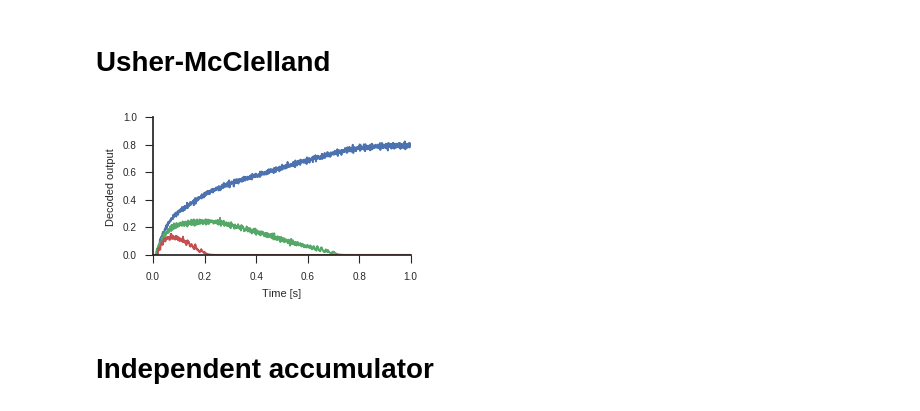
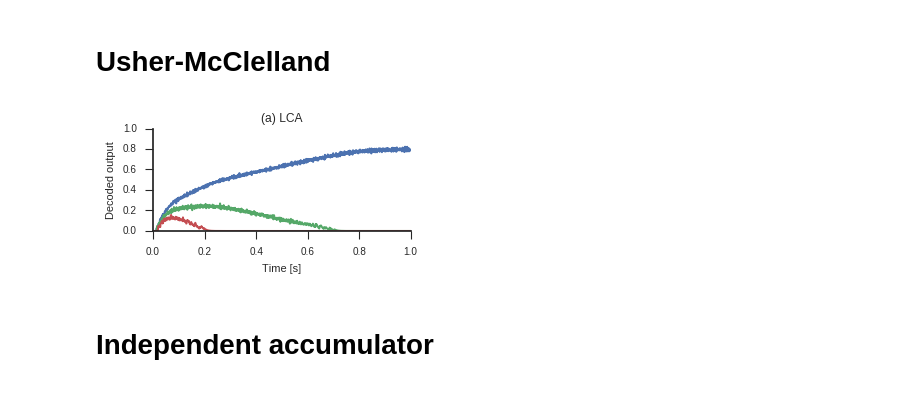
Before and after one commit to ctn-waterloo/cogsci17-decide, a Jupyter notebook: notebooks/Model dynamics examples.ipynb, the cells around one changed output. Cells and saved outputs as stored; diff of their text form; code cells hidden in the pictures.

```diff
--- a/notebooks/Model dynamics examples.ipynb
+++ b/notebooks/Model dynamics examples.ipynb
@@ -33,15 +32,16 @@ with nengo.Network(seed=1) as model:
 with nengo.Simulator(model, dt=dt) as sim:
     sim.run(1.)
 # %%
-fig = plt.figure(figsize=(col_w, col_w / 1.6))
+fig = plt.figure(figsize=(col_w, col_w / 1.8))
 plt.plot(sim.trange(), sim.data[p_output])
+plt.title("(a) LCA")
 plt.xlabel("Time [s]")
 plt.ylabel("Decoded output")
 plt.locator_params(axis='y', nbins=5)
 sns.despine()
 plt.tight_layout()
 # %% [output]
-[figure, old version]
+[figure, new version]
 # %%
 savefig(fig, 'usher-mcclelland')
 # %% [markdown]
```
Also changed, not shown: parts of 3 cells of this notebook, 6 other files.
